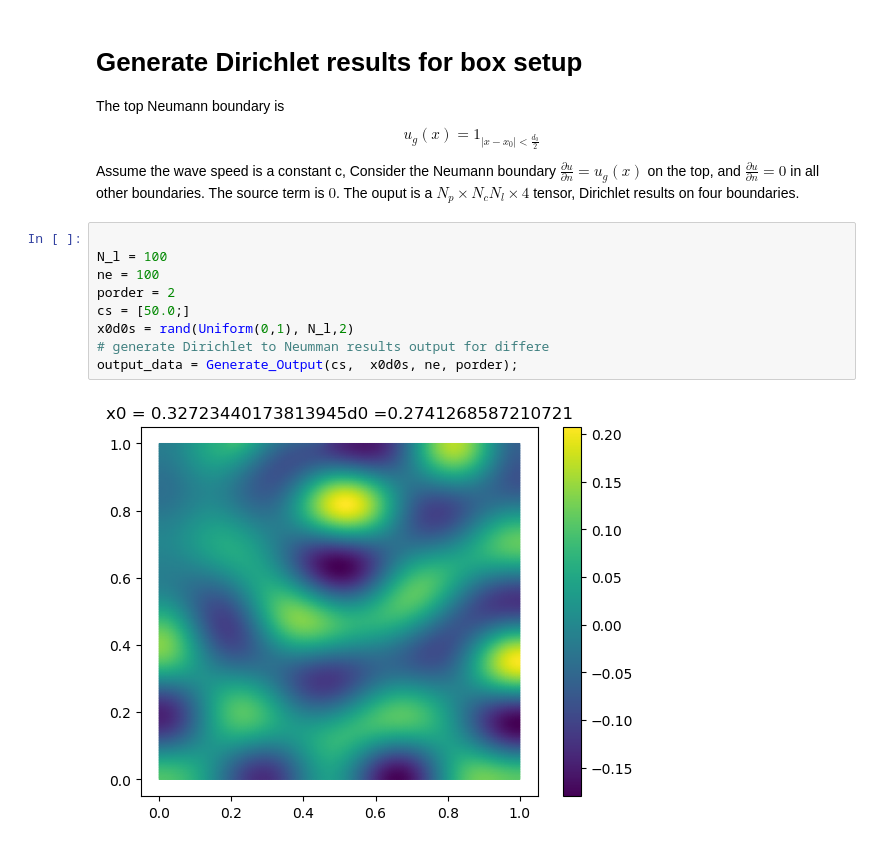
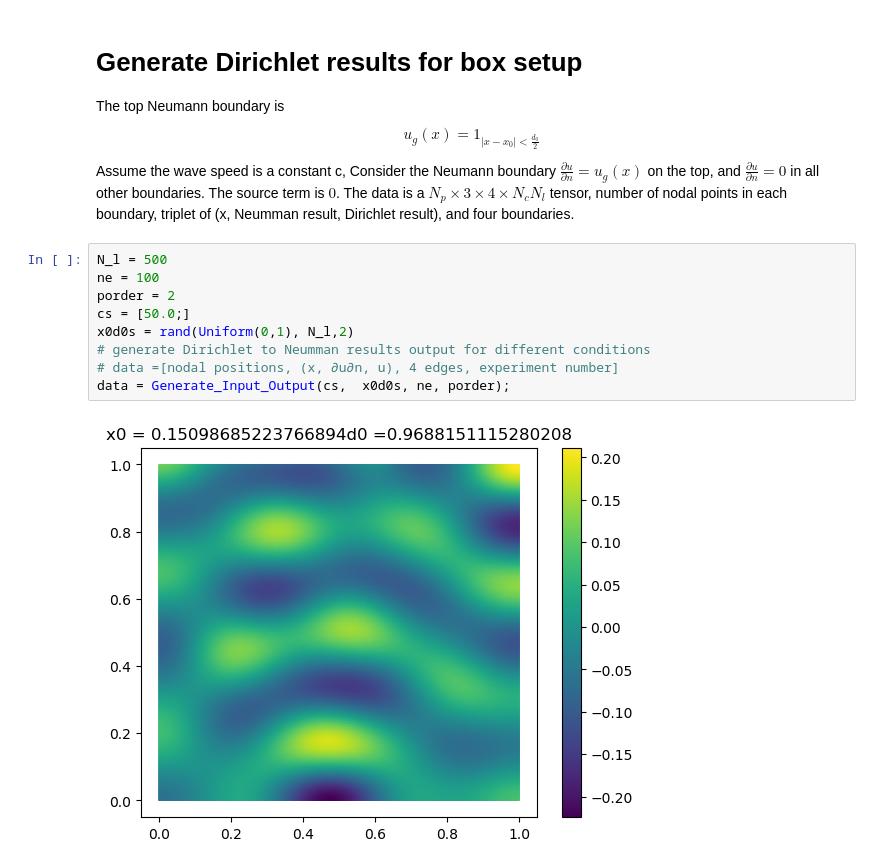
Before and after one commit to Zhengyu-Huang/Operator-Learning, a Jupyter notebook: nn/Box_N2D.ipynb, the cells around one changed output. Drawn from its saved outputs; the diff is of its cells as text.

```diff
--- a/nn/Box_N2D.ipynb
+++ b/nn/Box_N2D.ipynb
@@ -49,15 +46,15 @@ Assume the wave speed is a constant c,
 Consider the Neumann boundary $\frac{\partial u}{\partial n} = u_g(x)$ on the top, and $\frac{\partial u}{\partial n} = 0$ in all
 other boundaries.
 The source term is $0$.
-The ouput is a $N_p \times N_cN_l \times 4$ tensor, Dirichlet results on four boundaries.
+The data is a $N_p \times 3 \times 4 \times N_cN_l$ tensor, number of nodal points in each boundary, triplet of (x, Neumman result, Dirichlet result), and four boundaries.
 # %%
-
-N_l = 100
+N_l = 500
 ne = 100
 porder = 2
 cs = [50.0;]
 x0d0s = rand(Uniform(0,1), N_l,2)
-# generate Dirichlet to Neumman results output for differe
-output_data = Generate_Output(cs,  x0d0s, ne, porder);
+# generate Dirichlet to Neumman results output for different conditions
+# data =[nodal positions, (x, ∂u∂n, u), 4 edges, experiment number]
+data = Generate_Input_Output(cs,  x0d0s, ne, porder);
 # %% [output]
-[figure, old version]
+[figure, new version]
```
Also changed, not shown: parts of 8 cells of this notebook, 1 other file.
